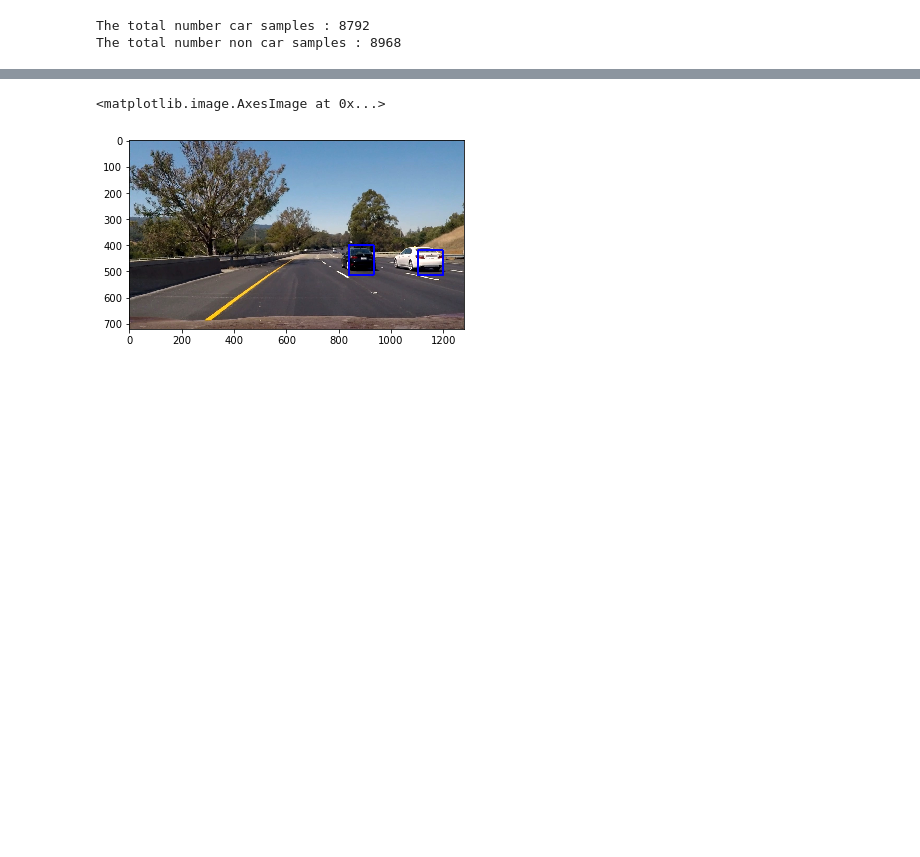
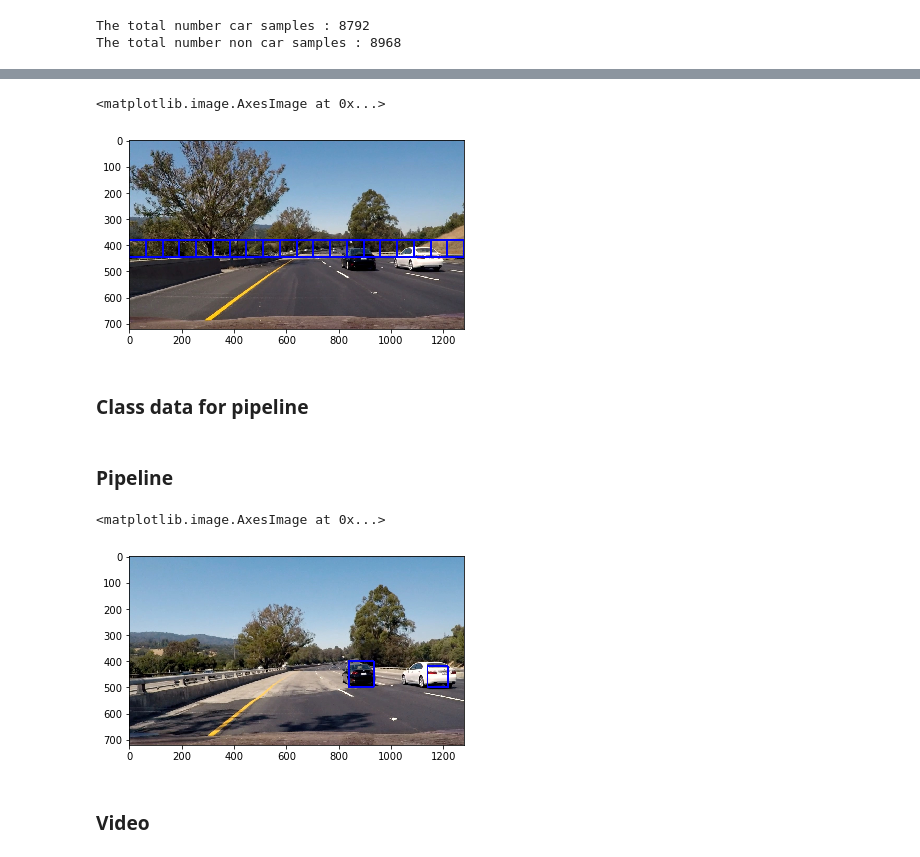
Before and after one commit to rakshithkeegadi/CarND-Vehicle-Detection, a Jupyter notebook: vehicle_detection.ipynb, the cells around one changed output, grey strips where cells are left out. Cells and saved outputs as stored; diff of their text form; code cells hidden in the pictures; blank space fills up the shorter version.

```diff
--- a/vehicle_detection.ipynb
+++ b/vehicle_detection.ipynb
@@ -693,3 +666,26 @@ plt.title('Car Positions')
+# %%
+image = mpimg.imread('./test_images/test6.jpg')
+draw_image = np.copy(image)
+
+
+windows = slide_window(image, x_start_stop=[None, None], y_start_stop=(380,480),
+                    xy_window=(64, 64), xy_overlap=(0, 0))
+
+hot_windows = search_windows(image, windows, svc, X_scaler, color_space=colorspace,
+                        spatial_size=spatial_size, hist_bins=hist_bins,
+                        orient=orient, pix_per_cell=pix_per_cell,
+                        cell_per_block=cell_per_block,
+                        hog_channel=hog_channel, spatial_feat=spatial_feat,
+                        hist_feat=hist_feat, hog_feat=hog_feat)
+
+window_img = draw_boxes(draw_image, hot_windows, color=(0, 0, 255), thick=6)
+
+plt.imshow(window_img)
+# %% [output]
+<matplotlib.image.AxesImage at 0x...>
+[figure, added]
+# %% [markdown]
+### Class data for pipeline
 # %%
 class detectVehicles():
     def __init__(self,n):
@@ -700,6 +696,8 @@ class detectVehicles():
 
     def getLastNCoordinates(self):
         return self.vehicle_array[len(self.vehicle_array)-self.n:]
+# %% [markdown]
+### Pipeline
 # %%
 vehicles = detectVehicles(5)
 def pipeline(img):
@@ -707,10 +705,10 @@ def pipeline(img):
 
     ystart_list=[380,400,420,440,460,480,500]
     ystop_list = [480,600,620,640,660,680,700]
-    scale_list=[1.0,1.25,1.5,1.75,2.0,2.25,2.5]
+    scale_list=[1.0,1.25,1.5,2.0,2.0,2.25,2.5]
     end_list=[]
 
-    for i in range (0,7):
+    for i in range (0,len(scale_list)):
         x_list=[]
         ystart=ystart_list[i]
         ystop=ystop_list[i]
@@ -746,12 +744,14 @@ def pipeline(img):
 
     return draw_img
 
-img = mpimg.imread('./test_images/test6.jpg')
+img = mpimg.imread('./test_images/test4.jpg')
 out = pipeline(img)
 plt.imshow(out)
 # %% [output]
 <matplotlib.image.AxesImage at 0x...>
-[figure, old version]
+[figure, new version]
+# %% [markdown]
+### Video
 # %%
 vehicles = detectVehicles(5)
 from moviepy.editor import VideoFileClip
```
Also changed, not shown: parts of 16 cells of this notebook.
